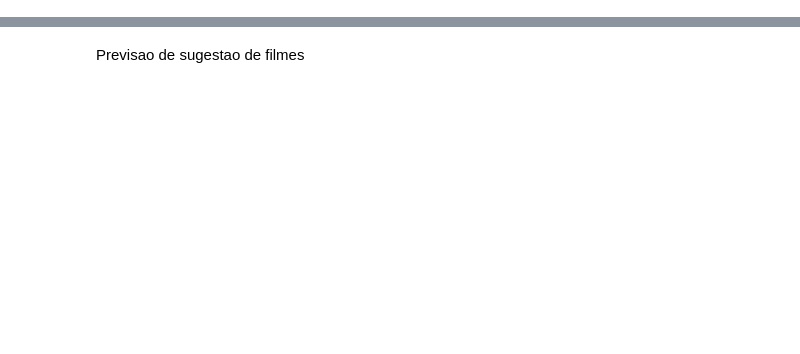
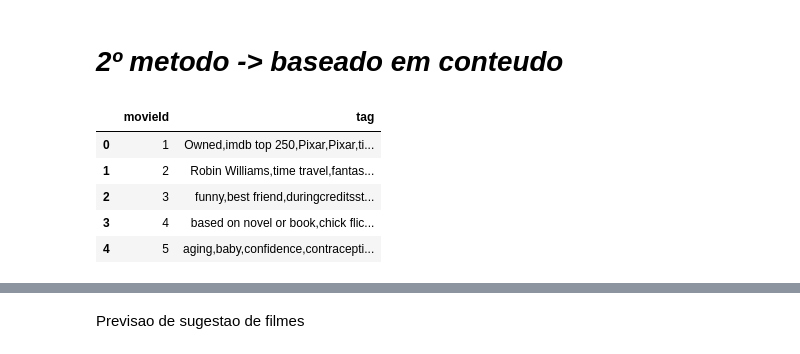
Before and after one commit to rasecfaria/FinalProject, a Jupyter notebook: projeto.ipynb, the cells around one changed output, grey strips where cells are left out. Cells and saved outputs as stored; diff of their text form; code cells hidden in the pictures; blank space fills up the shorter version.

Commit message:
colaborative e content-based algorithm

```diff
--- a/projeto.ipynb
+++ b/projeto.ipynb
@@ -23,0 +51,2 @@ ratings['userId'].value_counts()
+# %% [markdown]
+# ***2º metodo -> baseado em conteudo***
@@ -23,0 +59,10 @@ ratings['userId'].value_counts()
+# %%
+tags.head()
+#dados.head()
+# %% [output]
+|  | movieId | tag |
+| 0 | 1 | Owned,imdb top 250,Pixar,Pixar,ti... |
+| 1 | 2 | Robin Williams,time travel,fantas... |
+| 2 | 3 | funny,best friend,duringcreditsst... |
+| 3 | 4 | based on novel or book,chick flic... |
+| 4 | 5 | aging,baby,confidence,contracepti... |
```
Also changed, not shown: parts of 29 cells of this notebook.
